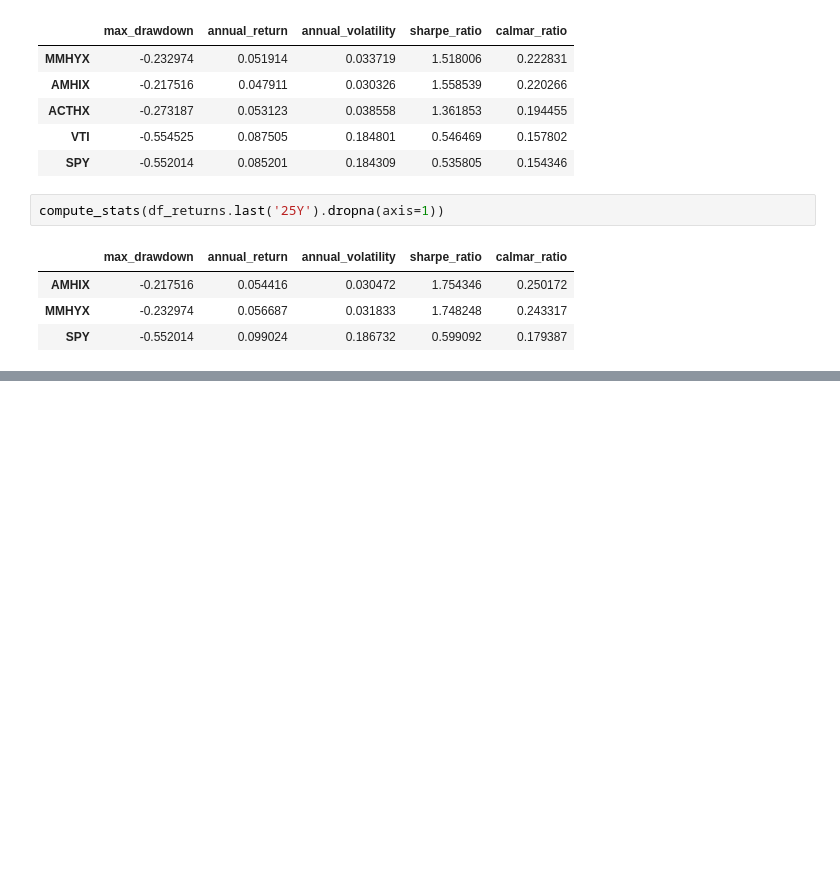
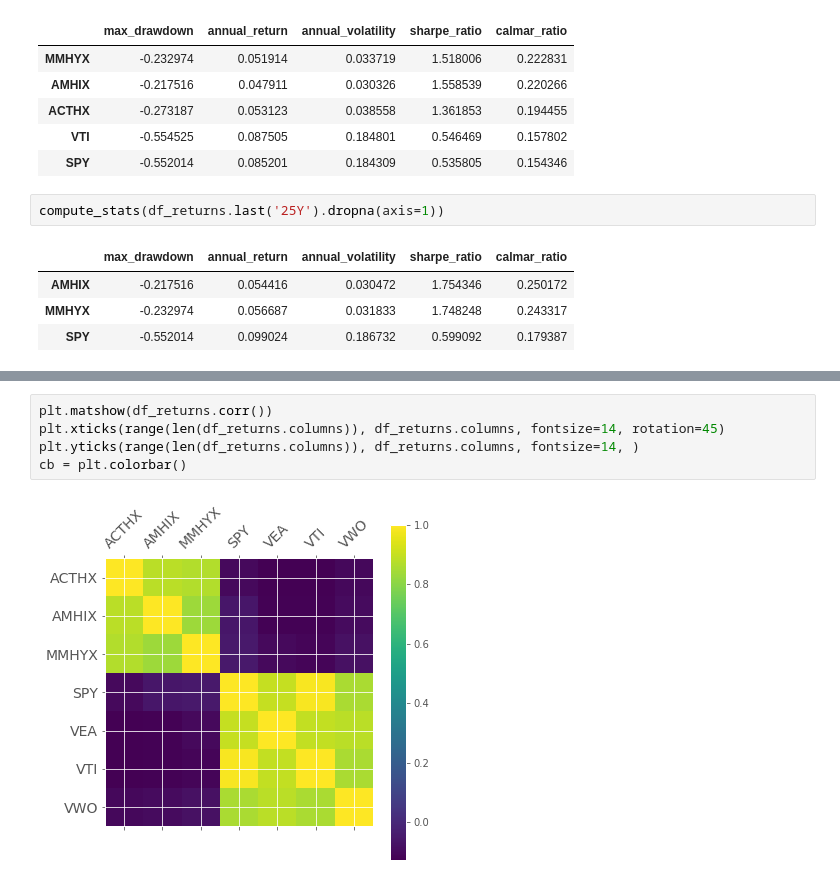
Before and after one commit to tianhuil/portfolio, a Jupyter notebook: Fixed_Income.ipynb, the cells around one changed output, grey strips where cells are left out. Cells and saved outputs as stored; diff of their text form; blank space fills up the shorter version.

```diff
--- a/Fixed_Income.ipynb
+++ b/Fixed_Income.ipynb
@@ -189,0 +203,7 @@ compute_stats(df_returns.last('25Y').dropna(axis=1))
+# %%
+plt.matshow(df_returns.corr())
+plt.xticks(range(len(df_returns.columns)), df_returns.columns, fontsize=14, rotation=45)
+plt.yticks(range(len(df_returns.columns)), df_returns.columns, fontsize=14, )
+cb = plt.colorbar()
+# %% [output]
+[figure, added]
```
Also changed, not shown: parts of 2 cells of this notebook.
